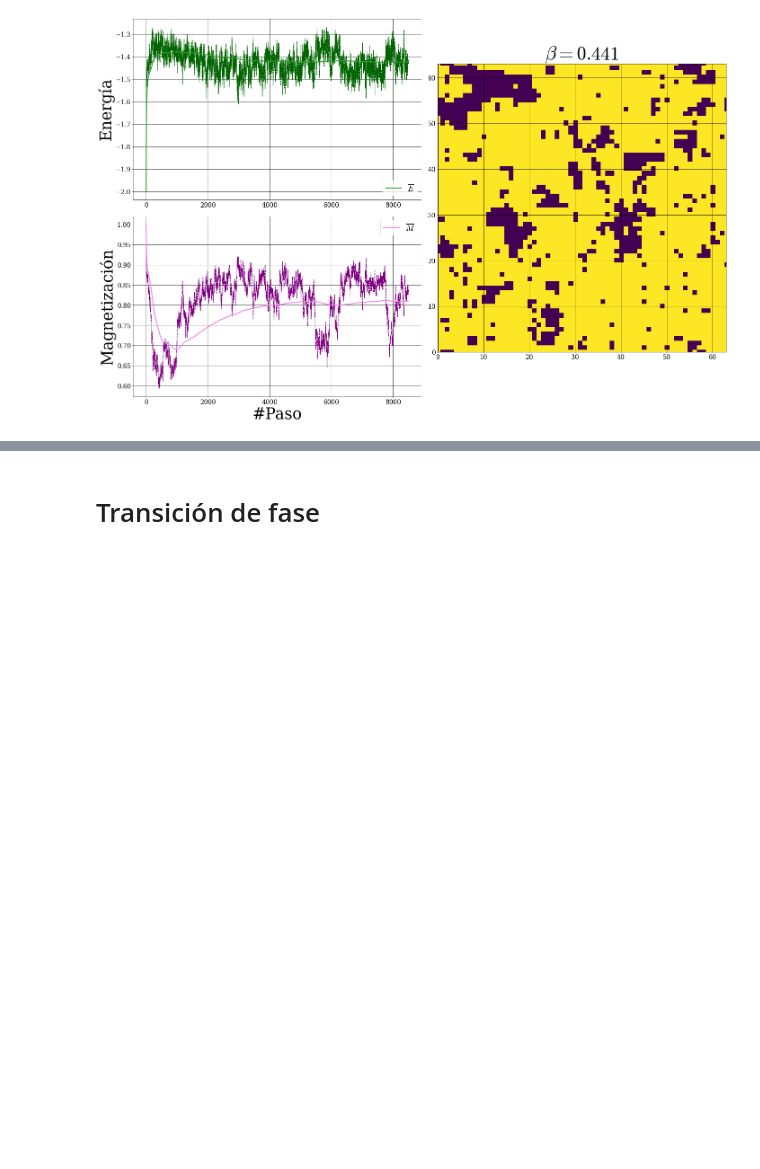
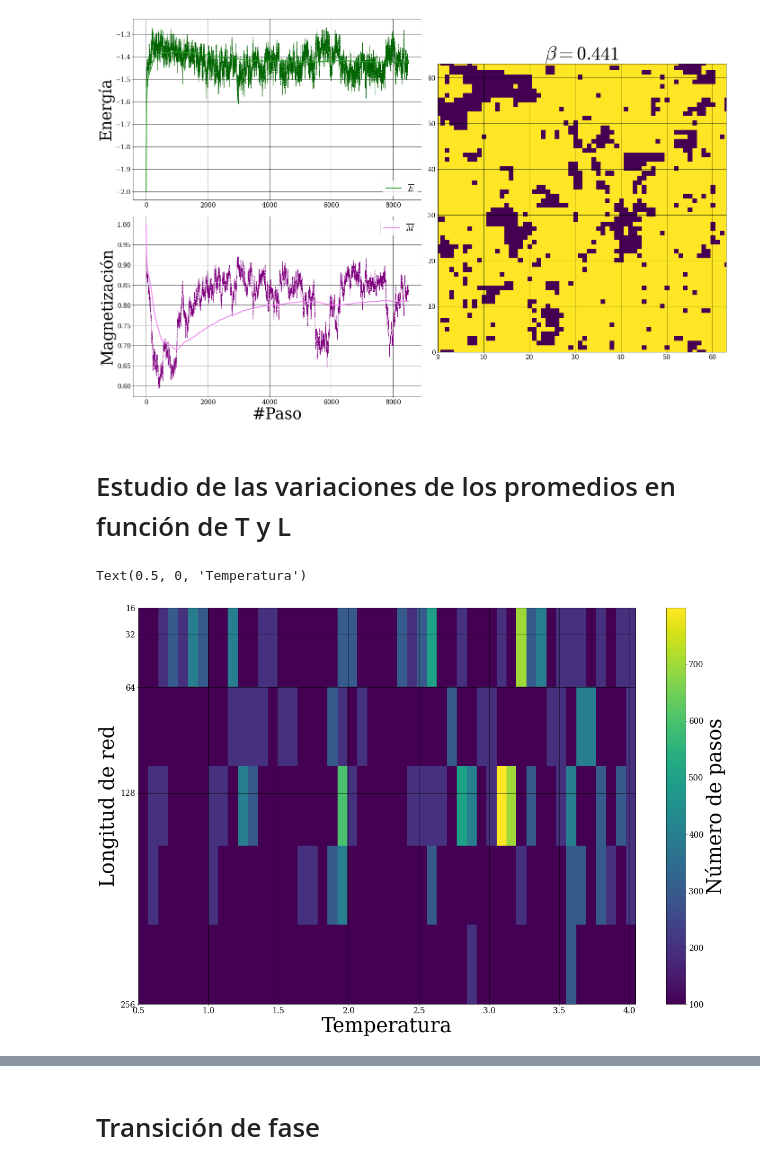
Before and after one commit to Lermacto/ising-2d, a Jupyter notebook: ising.ipynb, the cells around one changed output, grey strips where cells are left out. Drawn from its saved outputs; the diff is of its cells as text; code cells hidden in the pictures; blank space fills up the shorter version.

Commit message:
crea graficos de numero de pasos vs T para varias L

```diff
--- a/ising.ipynb
+++ b/ising.ipynb
@@ -156,3 +155,34 @@ ax2.legend()
 # %% [output]
 <matplotlib.legend.Legend at 0x...>
 [figure]
+# %% [markdown]
+# Estudio de las variaciones de los promedios en función de T y L
+# %%
+def create_dense_domain_around_tc(Tc, number_of_points):
+
+    # Define the range of the domain
+    x_min = 0.5
+    x_max = Tc*2 - 0.5
+
+    # Number of points to generate
+
+    # Define the density function (a Gaussian-like distribution)
+    def density_function(x, center, scale):
+        return np.exp(-((x - center) ** 2) / (2 * scale ** 2))
+
+    # Generate x values
+    x_values = np.linspace(x_min, x_max, number_of_points)
+
+    # Compute the density values
+    scale = 0.5  # Adjust scale for desired density spread
+    density_values = density_function(x_values, Tc, scale)
+
+    # Normalize the density values
+    density_values /= np.sum(density_values)
+
+    # Create a cumulative distribution function (CDF) for the density values
+    cdf = np.cumsum(density_values)
+
+    # Generate the dense domain using the inverse CDF method
+    dense_domain = np.interp(np.linspace(0, 1, number_of_points), cdf, x_values)
+    return dense_domain
@@ -158,0 +228,10 @@ ax2.legend()
+# %%
+fig,ax = plt.subplots()
+im = ax.imshow(T_vs_L_matrix, extent=(T_arr.min(), T_arr.max(), L_arr.max(), L_arr.min()), aspect='auto')
+fig.colorbar(im, label='Número de pasos')
+ax.set_yticks(L_arr)
+ax.set_ylabel('Longitud de red')
+ax.set_xlabel('Temperatura')
+# %% [output]
+Text(0.5, 0, 'Temperatura')
+[figure, added]
```
Also changed, not shown: parts of 9 cells of this notebook.
